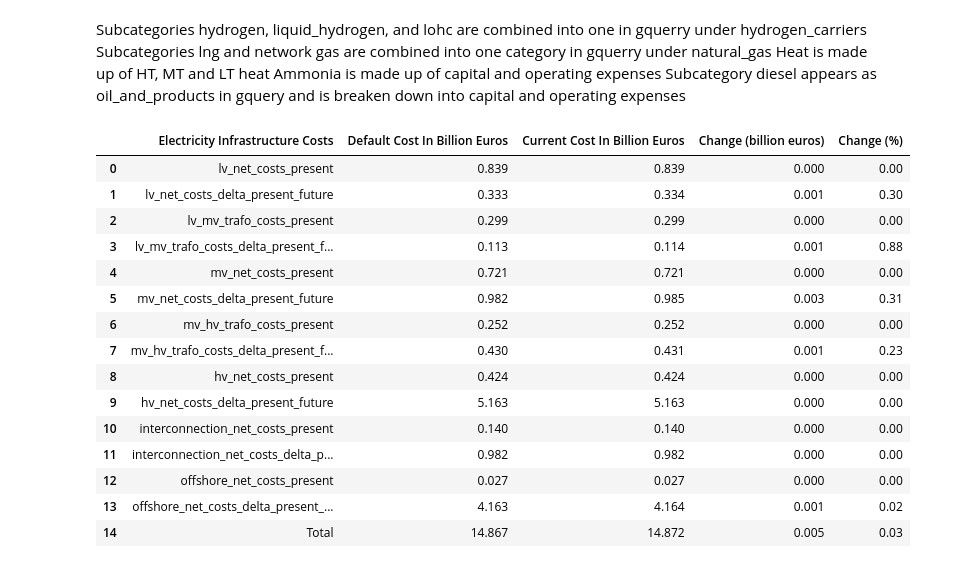
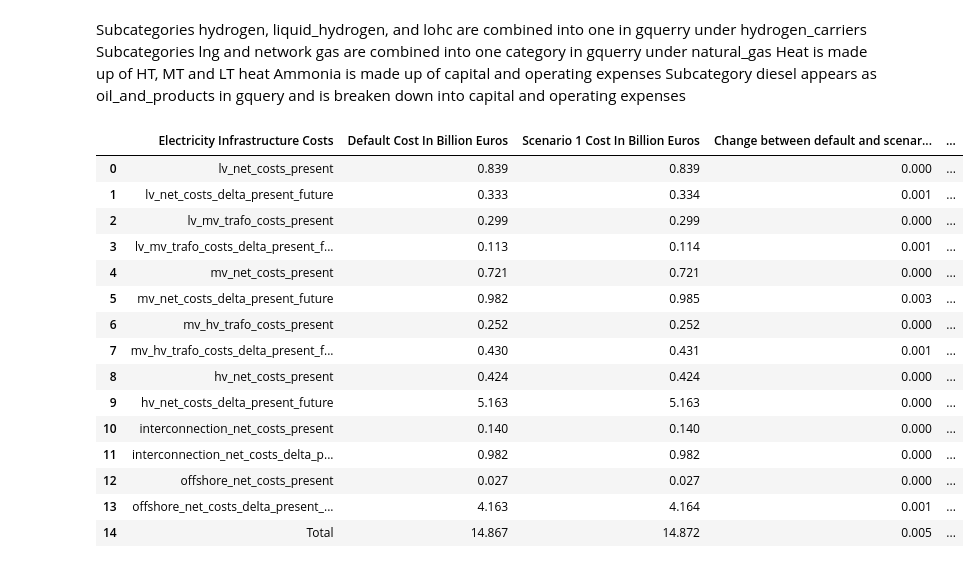
Before and after one commit to zazaferjancsik/ETMCosts, a Jupyter notebook: etmcosts.ipynb, the cells around one changed output. Cells and saved outputs as stored; diff of their text form; code cells hidden in the pictures.

```diff
--- a/etmcosts.ipynb
+++ b/etmcosts.ipynb
@@ -6,10 +6,11 @@ import plotly.graph_objects as go
 # %%
 d_costdata = pd.read_csv('costs_parameters_nbnlscenariokm.csv')
 c10_costdata = pd.read_csv('costs_parameters_10pincrease.csv')
-c5_costdata = pd.read_csv('costs_parameters_5pincrease.csv') eiwhf e[wg]
+c5_costdata = pd.read_csv('costs_parameters_5pincrease.csv')
+c15_costdata = pd.read_csv('costs_parameters_15pincrease.csv')
 
 
-scenarios = [d_costdata, c5_costdata]#, c10_costdata]
+scenarios = [d_costdata, c5_costdata, c10_costdata, c15_costdata]
 # %%
 #Overview of the Costs for each Group
 number= 1
@@ -144,51 +150,58 @@ Heat is made up of HT, MT and LT heat
 Ammonia is made up of capital and operating expenses
 Subcategory diesel appears as oil_and_products in gquery and is breaken down into capital and operating expenses
 # %%
+#Breakdown of the Electricity Infrastructure Costs
+number = 1
 for scenario in scenarios:
     electricity_scenario = scenario[scenario['Group']=="costs_infrastructure"]
     electricity_scenario = electricity_scenario[electricity_scenario['Subgroup']=="electricity"]
 
     if scenario.equals(d_costdata):
         electricity_dict = {
             'Electricity Infrastructure Costs' : electricity_scenario['Key'].tolist(),
             'Default Cost In Billion Euros': electricity_scenario['Total costs (eur)'].tolist()
         }
         electricity_infcosts = pd.DataFrame(electricity_dict)
     else:
         electricity_dict =  {
             'Electricity Infrastructure Costs' : electricity_scenario['Key'].tolist(),
-            'Current Cost In Billion Euros': electricity_scenario['Total costs (eur)'].tolist()
+            f'Scenario {number} Cost In Billion Euros': electricity_scenario['Total costs (eur)'].tolist()
         }
         electricity_infcosts_current = pd.DataFrame(electricity_dict)
         electricity_infcosts = electricity_infcosts.merge(electricity_infcosts_current, how='inner', on='Electricity Infrastructure Costs')
+        number+=1
 
-total_df = pd.DataFrame(
-    {'Electricity Infrastructure Costs': ['Total'],
-     'Default Cost In Billion Euros': [(electricity_infcosts['Default Cost In Billion Euros'].sum()/1000000000).round(3)],
-     'Current Cost In Billion Euros': [(electricity_infcosts['Current Cost In Billion Euros'].sum()/1000000000).round(3)]
-                         }
-                         )
-electricity_infcosts['Default Cost In Billion Euros'] = (electricity_infcosts['Default Cost In Billion Euros']/1000000000).round(3)
-electricity_infcosts['Current Cost In Billion Euros'] = (electricity_infcosts['Current Cost In Billion Euros']/1000000000).round(3)
+total_values = []
+
+for column in range(len(electricity_infcosts.columns)-1):
+    total_values.append((electricity_infcosts.iloc[:, column+1].sum()/1000000000).round(3))
+    electricity_infcosts.iloc[:, column+1] = (electricity_infcosts.iloc[:, column+1]/1000000000).round(3)
+
+total_values.insert(0, 'Total')
+total_df = pd.DataFrame([total_values], columns=electricity_infcosts.columns)
+
 electricity_infcosts = pd.concat([electricity_infcosts, total_df], ignore_index=True)
-electricity_infcosts['Change (billion euros)'] = (electricity_infcosts['Current Cost In Billion Euros'] - electricity_infcosts['Default Cost In Billion Euros']).round(3)
-electricity_infcosts['Change (%)'] = ((electricity_infcosts['Change (billion euros)']/electricity_infcosts['Default Cost In Billion Euros'])*100).round(2)
+
+for column in range(len(electricity_infcosts.columns)-2):
+    electricity_infcosts.insert(3*column+3, f'Change between default and scenario {column+1} (billion euros)', (electricity_infcosts.iloc[:, 3*column+2] - electricity_infcosts.iloc[:, 1]).round(3))
+    electricity_infcosts.insert(3*column+4, f'Change between default and scenario {column+1} (in %)', ((electricity_infcosts.iloc[:,  3*column+3]/electricity_infcosts.iloc[:, 1])*100).round(2))
+    electricity_infcosts[f'Change between default and scenario {column+1} (in %)'] = (electricity_infcosts[f'Change between default and scenario {column+1} (in %)']).astype(str) + '%'
 
 electricity_infcosts
 # %% [output]
-|  | Electricity Infrastructure Costs | Default Cost In Billion Euros | Current Cost In Billion Euros | Change (billion euros) | Change (%) |
-| 0 | lv_net_costs_present | 0.839 | 0.839 | 0.000 | 0.00 |
-| 1 | lv_net_costs_delta_present_future | 0.333 | 0.334 | 0.001 | 0.30 |
-| 2 | lv_mv_trafo_costs_present | 0.299 | 0.299 | 0.000 | 0.00 |
-| 3 | lv_mv_trafo_costs_delta_present_f... | 0.113 | 0.114 | 0.001 | 0.88 |
-| 4 | mv_net_costs_present | 0.721 | 0.721 | 0.000 | 0.00 |
-| 5 | mv_net_costs_delta_present_future | 0.982 | 0.985 | 0.003 | 0.31 |
-| 6 | mv_hv_trafo_costs_present | 0.252 | 0.252 | 0.000 | 0.00 |
-| 7 | mv_hv_trafo_costs_delta_present_f... | 0.430 | 0.431 | 0.001 | 0.23 |
-| 8 | hv_net_costs_present | 0.424 | 0.424 | 0.000 | 0.00 |
-| 9 | hv_net_costs_delta_present_future | 5.163 | 5.163 | 0.000 | 0.00 |
-| 10 | interconnection_net_costs_present | 0.140 | 0.140 | 0.000 | 0.00 |
-| 11 | interconnection_net_costs_delta_p... | 0.982 | 0.982 | 0.000 | 0.00 |
-| 12 | offshore_net_costs_present | 0.027 | 0.027 | 0.000 | 0.00 |
-| 13 | offshore_net_costs_delta_present_... | 4.163 | 4.164 | 0.001 | 0.02 |
-| 14 | Total | 14.867 | 14.872 | 0.005 | 0.03 |
+|  | Electricity Infrastructure Costs | Default Cost In Billion Euros | Scenario 1 Cost In Billion Euros | Change between default and scenar... | ... |
+| 0 | lv_net_costs_present | 0.839 | 0.839 | 0.000 | ... |
+| 1 | lv_net_costs_delta_present_future | 0.333 | 0.334 | 0.001 | ... |
+| 2 | lv_mv_trafo_costs_present | 0.299 | 0.299 | 0.000 | ... |
+| 3 | lv_mv_trafo_costs_delta_present_f... | 0.113 | 0.114 | 0.001 | ... |
+| 4 | mv_net_costs_present | 0.721 | 0.721 | 0.000 | ... |
+| 5 | mv_net_costs_delta_present_future | 0.982 | 0.985 | 0.003 | ... |
+| 6 | mv_hv_trafo_costs_present | 0.252 | 0.252 | 0.000 | ... |
+| 7 | mv_hv_trafo_costs_delta_present_f... | 0.430 | 0.431 | 0.001 | ... |
+| 8 | hv_net_costs_present | 0.424 | 0.424 | 0.000 | ... |
+| 9 | hv_net_costs_delta_present_future | 5.163 | 5.163 | 0.000 | ... |
+| 10 | interconnection_net_costs_present | 0.140 | 0.140 | 0.000 | ... |
+| 11 | interconnection_net_costs_delta_p... | 0.982 | 0.982 | 0.000 | ... |
+| 12 | offshore_net_costs_present | 0.027 | 0.027 | 0.000 | ... |
+| 13 | offshore_net_costs_delta_present_... | 4.163 | 4.164 | 0.001 | ... |
+| 14 | Total | 14.867 | 14.872 | 0.005 | ... |
```
Also changed, not shown: parts of 1 cell of this notebook, 1 other file.
